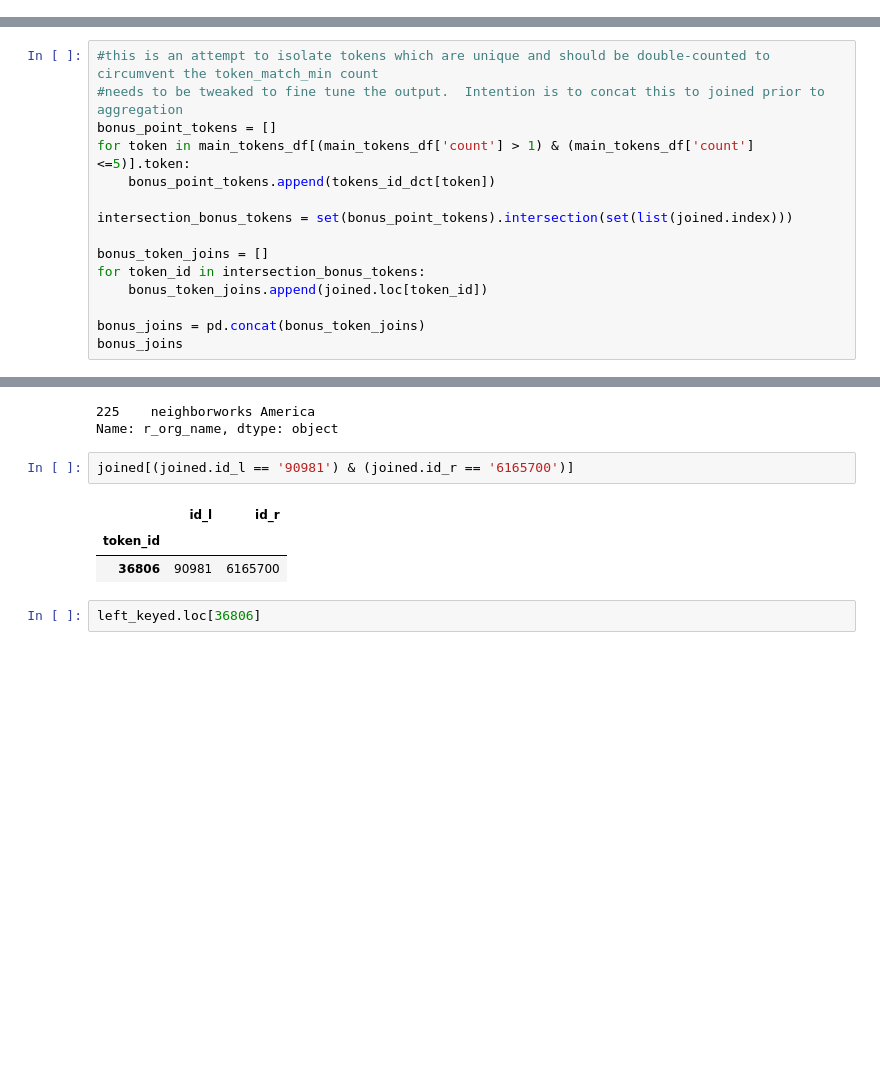
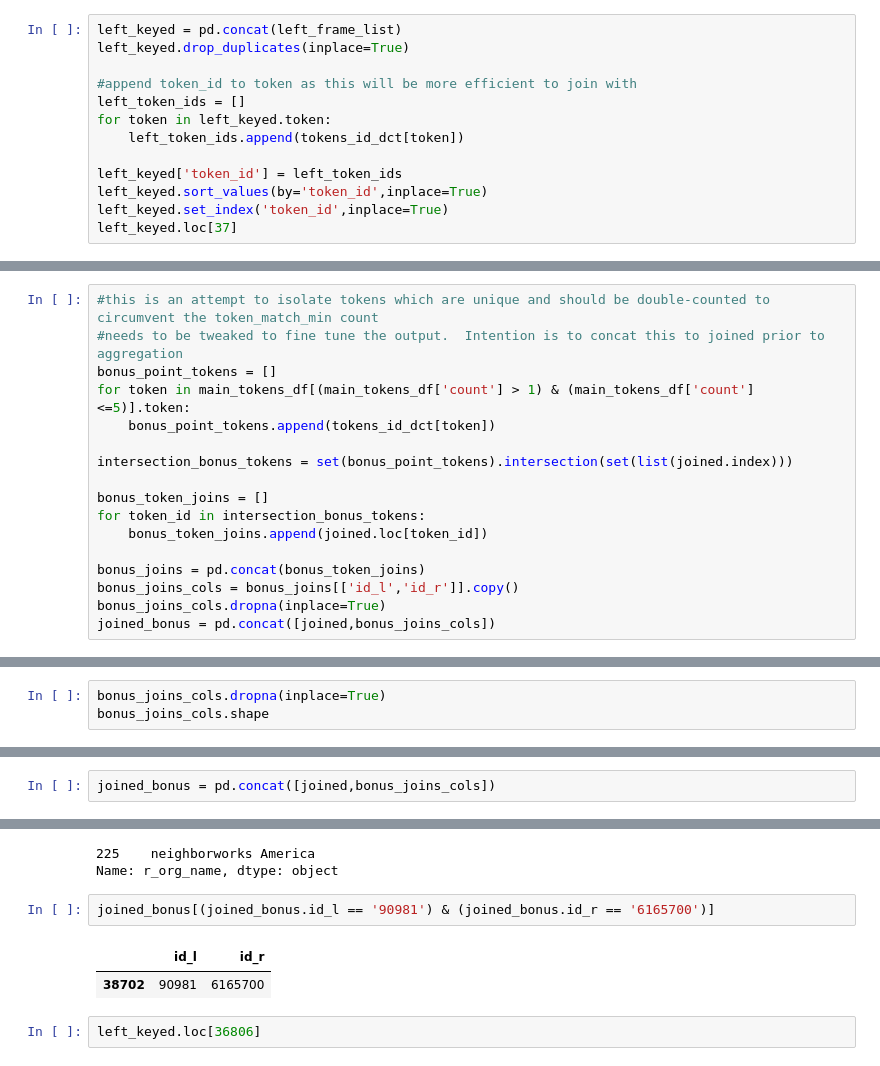
Before and after one commit to duncanjamesbell/data_matching, a Jupyter notebook: Org_Matcher_v2.0.ipynb, the cells around one changed output, grey strips where cells are left out. Drawn from its saved outputs; the diff is of its cells as text; blank space fills up the shorter version.

```diff
--- a/Org_Matcher_v2.0.ipynb
+++ b/Org_Matcher_v2.0.ipynb
@@ -498,0 +625,13 @@ False
+# %%
+left_keyed = pd.concat(left_frame_list)
+left_keyed.drop_duplicates(inplace=True)
+
+#append token_id to token as this will be more efficient to join with
+left_token_ids = []
+for token in left_keyed.token:
+    left_token_ids.append(tokens_id_dct[token])
+
+left_keyed['token_id'] = left_token_ids
+left_keyed.sort_values(by='token_id',inplace=True)
+left_keyed.set_index('token_id',inplace=True)
+left_keyed.loc[37]
@@ -510,4 +788,6 @@ for token_id in intersection_bonus_tokens:
     bonus_token_joins.append(joined.loc[token_id])
 
 bonus_joins = pd.concat(bonus_token_joins)
-bonus_joins
+bonus_joins_cols = bonus_joins[['id_l','id_r']].copy()
+bonus_joins_cols.dropna(inplace=True)
+joined_bonus = pd.concat([joined,bonus_joins_cols])
@@ -532,0 +839,3 @@ bonus_joins
+# %%
+bonus_joins_cols.dropna(inplace=True)
+bonus_joins_cols.shape
@@ -532,0 +848,2 @@ bonus_joins
+# %%
+joined_bonus = pd.concat([joined,bonus_joins_cols])
@@ -801,11 +1209,10 @@ right_df[right_df.id_r =='6165700'].r_org_name
 225    neighborworks America
 Name: r_org_name, dtype: object
 # %%
-joined[(joined.id_l == '90981') & (joined.id_r == '6165700')]
+joined_bonus[(joined_bonus.id_l == '90981') & (joined_bonus.id_r == '6165700')]
 # %% [output]
 |  | id_l | id_r |
-| token_id |  |  |
-| 36806 | 90981 | 6165700 |
+| 38702 | 90981 | 6165700 |
 # %%
 left_keyed.loc[36806]
 # %% [output]
```
Also changed, not shown: parts of 60 cells of this notebook.
